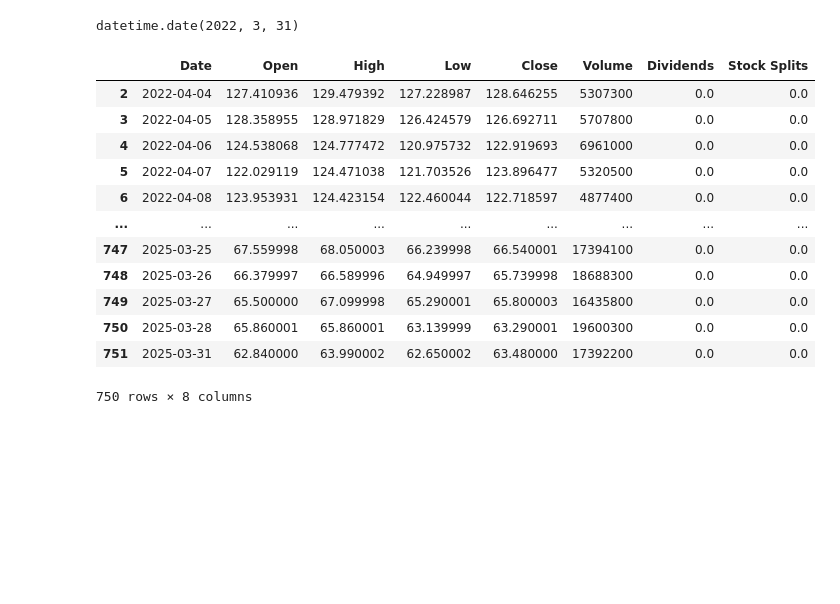
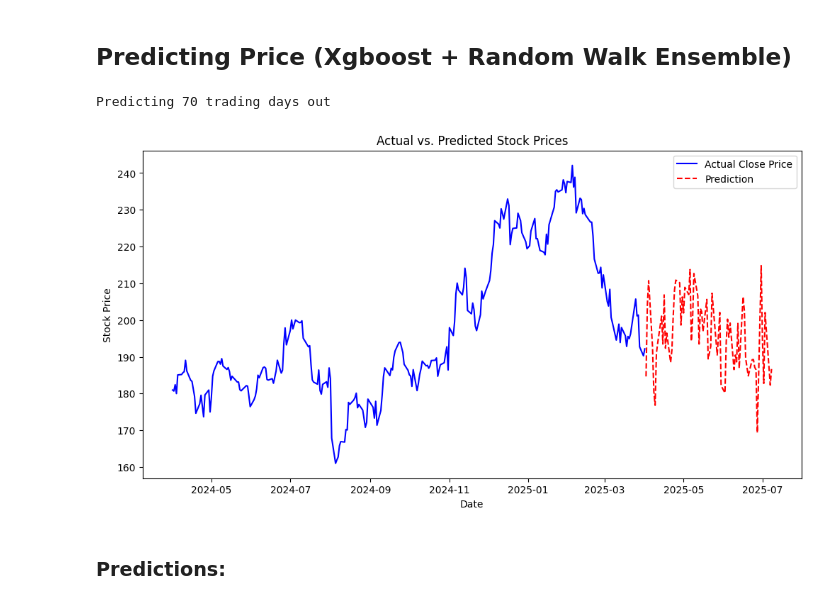
Before and after one commit to mfannin099/Stock_Analysis, a Jupyter notebook: notebooks/voila_app.ipynb, the cells around one changed output. Cells and saved outputs as stored; diff of their text form; code cells hidden in the pictures; blank space fills up the shorter version.

Commit message:
Great progress on Voila, Updating logic for creating prediction dataset lag values

```diff
--- a/notebooks/voila_app.ipynb
+++ b/notebooks/voila_app.ipynb
@@ -11,0 +24,7 @@ from utils import plot_data_line_chart
+# %%
+##USER INPUTS
+ticker = "LEA"
+print("Looking at Ticker: ", ticker)
+days_of_trading_to_predict = 70
+xgboost_weight = .85 # More stable
+naive_weight = .15 # More random
@@ -67,25 +58,20 @@ widgets.interactive(plot_data_line_chart(df, start_date=start_date_picker.value,
-# %%
-oof = start_date_picker.value
-oof
-# %% [output]
-datetime.date(2022, 3, 31)
-# %%
-start_date_picker = widgets.DatePicker(
-    description="Start Date",
-    value=pd.to_datetime('2022-04-04').date()  # Set the value to a datetime.date object
-)
-df[df['Date'] >= start_date_picker.value]
-# %% [output]
-|  | Date | Open | High | Low | Close | Volume | Dividends | Stock Splits |
-| 2 | 2022-04-04 | 127.410936 | 129.479392 | 127.228987 | 128.646255 | 5307300 | 0.0 | 0.0 |
-| 3 | 2022-04-05 | 128.358955 | 128.971829 | 126.424579 | 126.692711 | 5707800 | 0.0 | 0.0 |
-| 4 | 2022-04-06 | 124.538068 | 124.777472 | 120.975732 | 122.919693 | 6961000 | 0.0 | 0.0 |
-| 5 | 2022-04-07 | 122.029119 | 124.471038 | 121.703526 | 123.896477 | 5320500 | 0.0 | 0.0 |
-| 6 | 2022-04-08 | 123.953931 | 124.423154 | 122.460044 | 122.718597 | 4877400 | 0.0 | 0.0 |
-| ... | ... | ... | ... | ... | ... | ... | ... | ... |
-| 747 | 2025-03-25 | 67.559998 | 68.050003 | 66.239998 | 66.540001 | 17394100 | 0.0 | 0.0 |
-| 748 | 2025-03-26 | 66.379997 | 66.589996 | 64.949997 | 65.739998 | 18688300 | 0.0 | 0.0 |
-| 749 | 2025-03-27 | 65.500000 | 67.099998 | 65.290001 | 65.800003 | 16435800 | 0.0 | 0.0 |
-| 750 | 2025-03-28 | 65.860001 | 65.860001 | 63.139999 | 63.290001 | 19600300 | 0.0 | 0.0 |
-| 751 | 2025-03-31 | 62.840000 | 63.990002 | 62.650002 | 63.480000 | 17392200 | 0.0 | 0.0 |
-750 rows × 8 columns
+# %% [markdown]
+## Predicting Price (Xgboost + Random Walk Ensemble)
+# %%
+print(f'Predicting {days_of_trading_to_predict} trading days out')
+pred_df = create_pred_df(df,days_of_trading_to_predict)
+
+##Creating predictions
+preds_naive = naive_random_walk(df, pred_df)
+preds_xgboost = xgboost(df,pred_df,days_of_trading_to_predict)
+
+## plotting predictions
+pred_df['preds'] = (xgboost_weight * preds_xgboost['preds']) + (naive_weight * preds_naive['preds'])
+plot_oos(df,pred_df)
+# %% [output]
+Predicting 70 trading days out
+[figure, added]
+# %%
+display(HTML("<h3>Predictions:</h3>"))
+# %% [output]
+Predictions:
```
Also changed, not shown: parts of 17 cells of this notebook, 2 other files.
